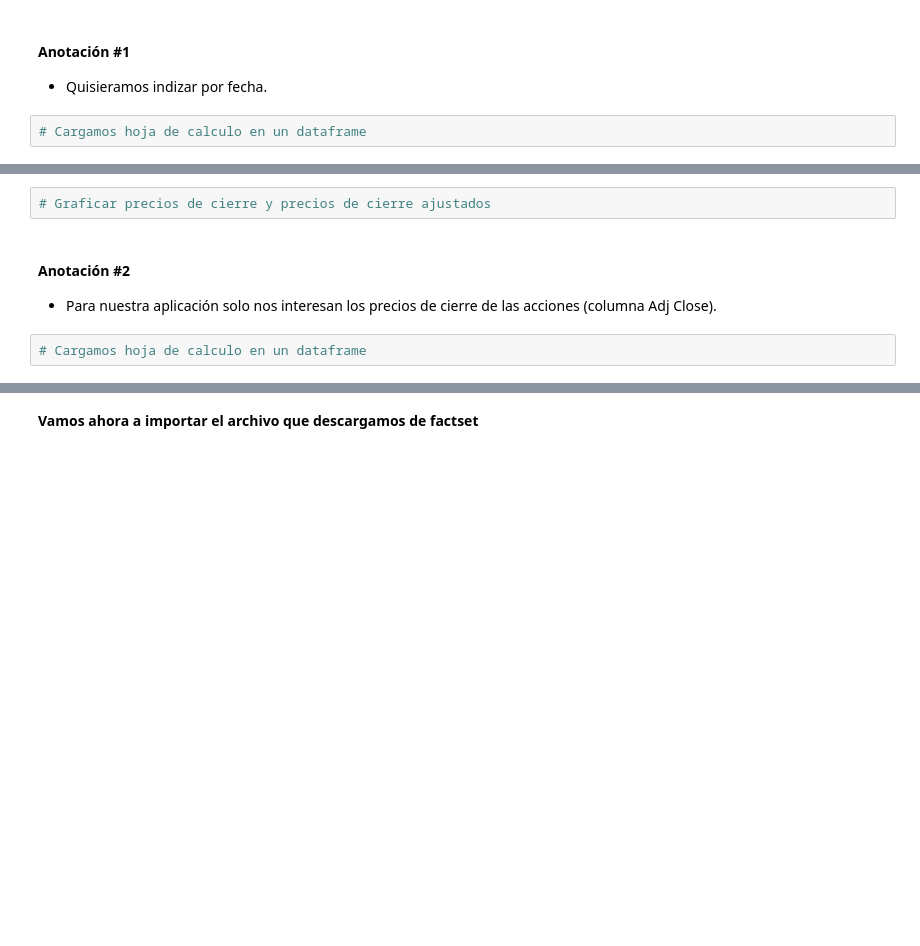
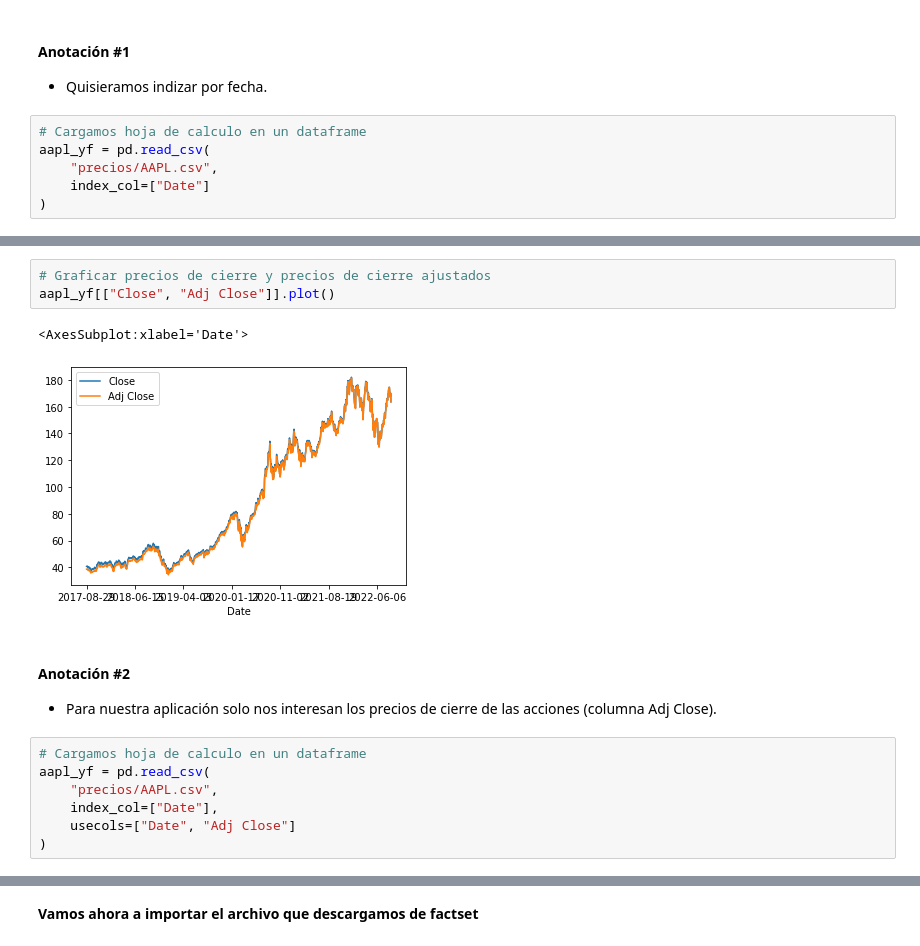
Before and after one commit to Eddiefans/Portafolios_de_inversion, a Jupyter notebook: Git propio/Modulo1/Clase4_DescargaHistoricos.ipynb, the cells around one changed output, grey strips where cells are left out. Cells and saved outputs as stored; diff of their text form; blank space fills up the shorter version.

```diff
--- a/Git propio/Modulo1/Clase4_DescargaHistoricos.ipynb
+++ b/Git propio/Modulo1/Clase4_DescargaHistoricos.ipynb
@@ -58,3 +76,7 @@ Para leer archivos `.csv`, utilizaremos la función `read_csv` de pandas:
 - Quisieramos indizar por fecha.
 # %%
 # Cargamos hoja de calculo en un dataframe
+aapl_yf = pd.read_csv(
+    "precios/AAPL.csv",
+    index_col=["Date"]
+)
@@ -61,7 +100,16 @@ Para leer archivos `.csv`, utilizaremos la función `read_csv` de pandas:
 # %%
 # Graficar precios de cierre y precios de cierre ajustados
+aapl_yf[["Close", "Adj Close"]].plot()
+# %% [output]
+<AxesSubplot:xlabel='Date'>
+[figure, added]
 # %% [markdown]
 #### Anotación #2
 - Para nuestra aplicación solo nos interesan los precios de cierre de las acciones (columna Adj Close).
 # %%
 # Cargamos hoja de calculo en un dataframe
+aapl_yf = pd.read_csv(
+    "precios/AAPL.csv",
+    index_col=["Date"],
+    usecols=["Date", "Adj Close"]
+)
```
Also changed, not shown: parts of 11 cells of this notebook, 3 other files.
